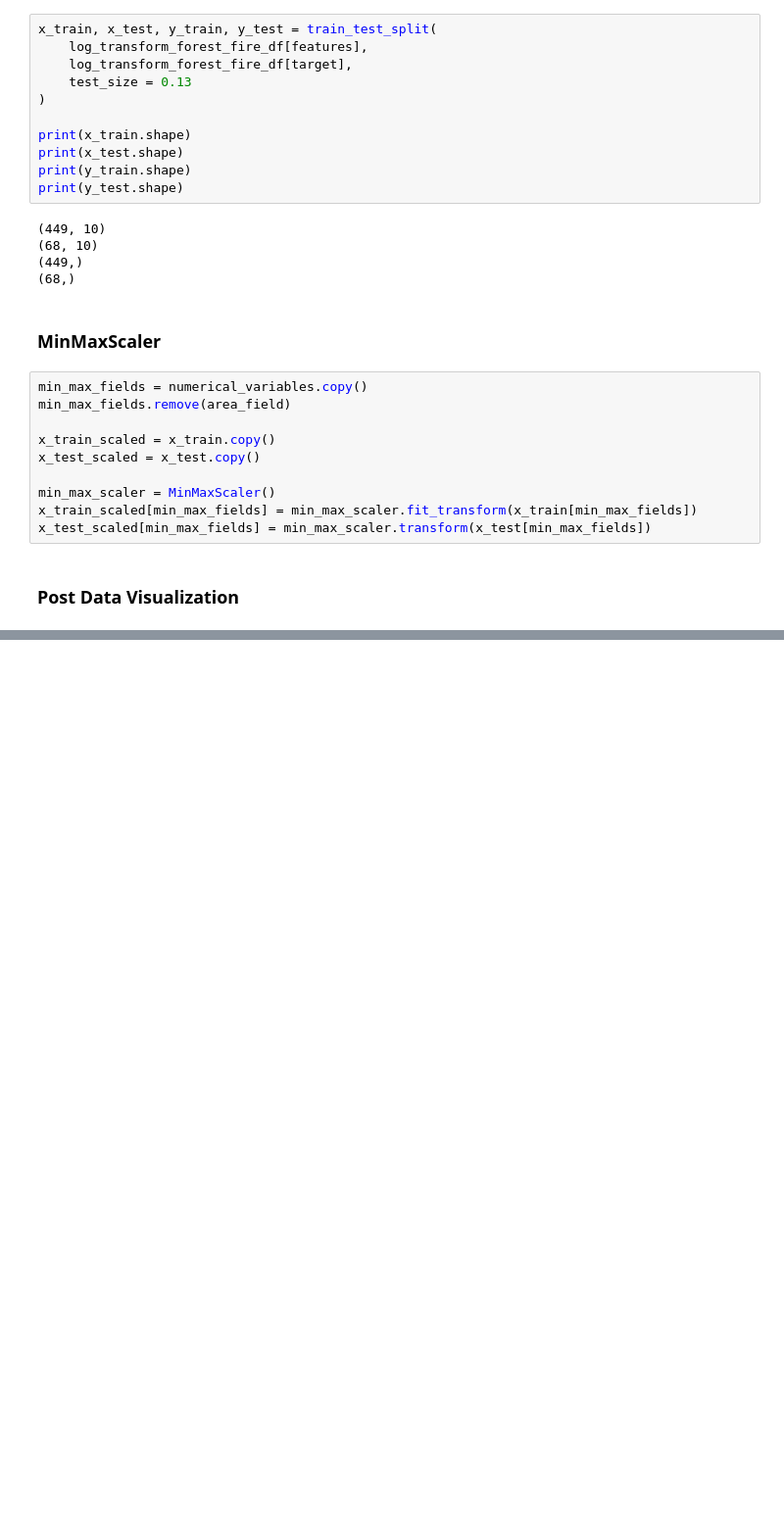
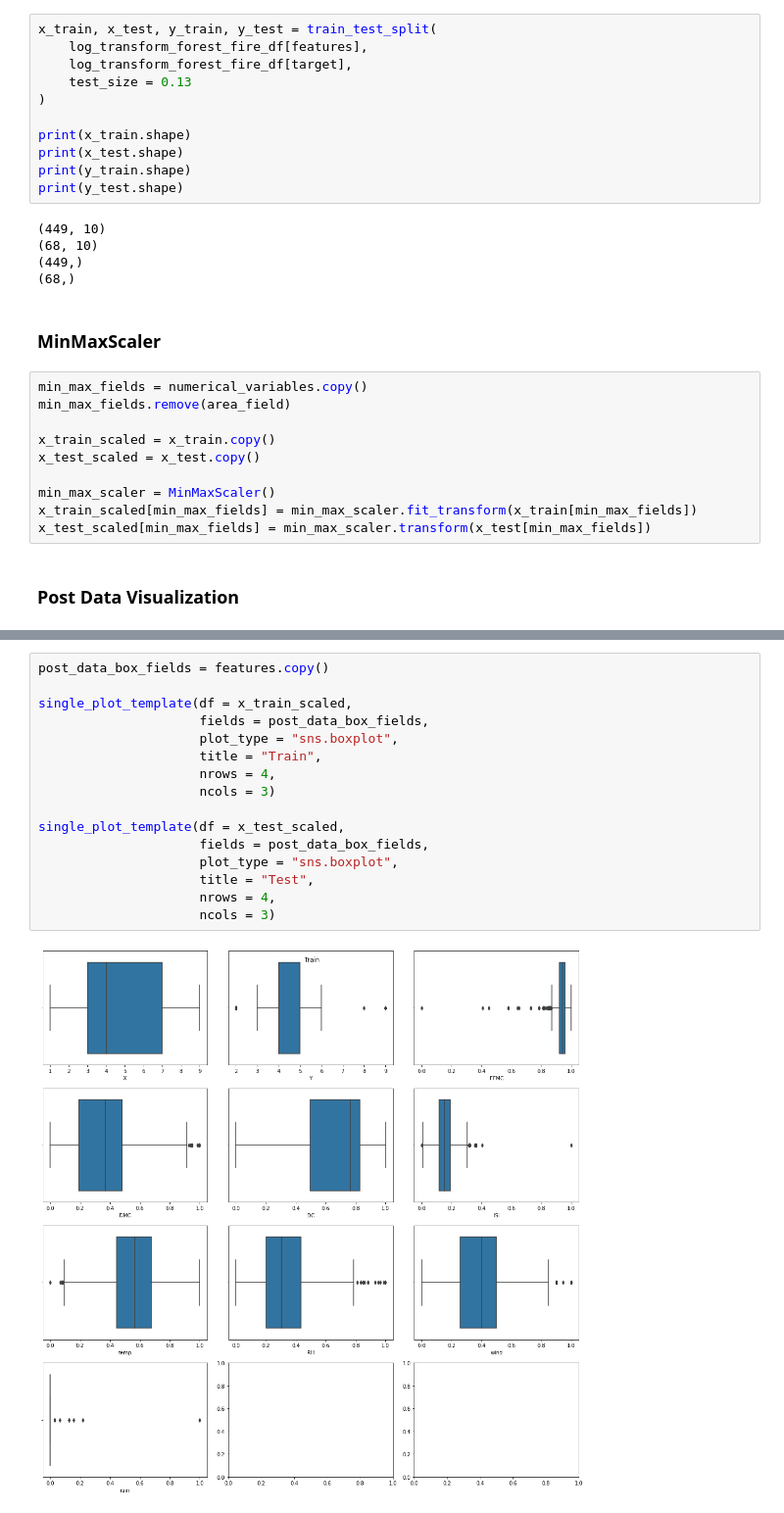
Before and after one commit to MaxZx3000/Forest-Fire, a Jupyter notebook: Final_Project_Forest_Fire_Classifier_(Anthony_Kevin_Oktavius).ipynb, the cells around one changed output, grey strips where cells are left out. Shown at 98% size. Cells and saved outputs as stored; diff of their text form; blank space fills up the shorter version.

```diff
--- a/Final_Project_Forest_Fire_Classifier_(Anthony_Kevin_Oktavius).ipynb
+++ b/Final_Project_Forest_Fire_Classifier_(Anthony_Kevin_Oktavius).ipynb
@@ -372,0 +376,18 @@ single_plot_template(df = x_test_scaled,
+# %%
+post_data_box_fields = features.copy()
+
+single_plot_template(df = x_train_scaled,
+                     fields = post_data_box_fields,
+                     plot_type = "sns.boxplot",
+                     title = "Train",
+                     nrows = 4,
+                     ncols = 3)
+
+single_plot_template(df = x_test_scaled,
+                     fields = post_data_box_fields,
+                     plot_type = "sns.boxplot",
+                     title = "Test",
+                     nrows = 4,
+                     ncols = 3)
+# %% [output]
+[figure, added]
```
Also changed, not shown: parts of 3 cells of this notebook.
